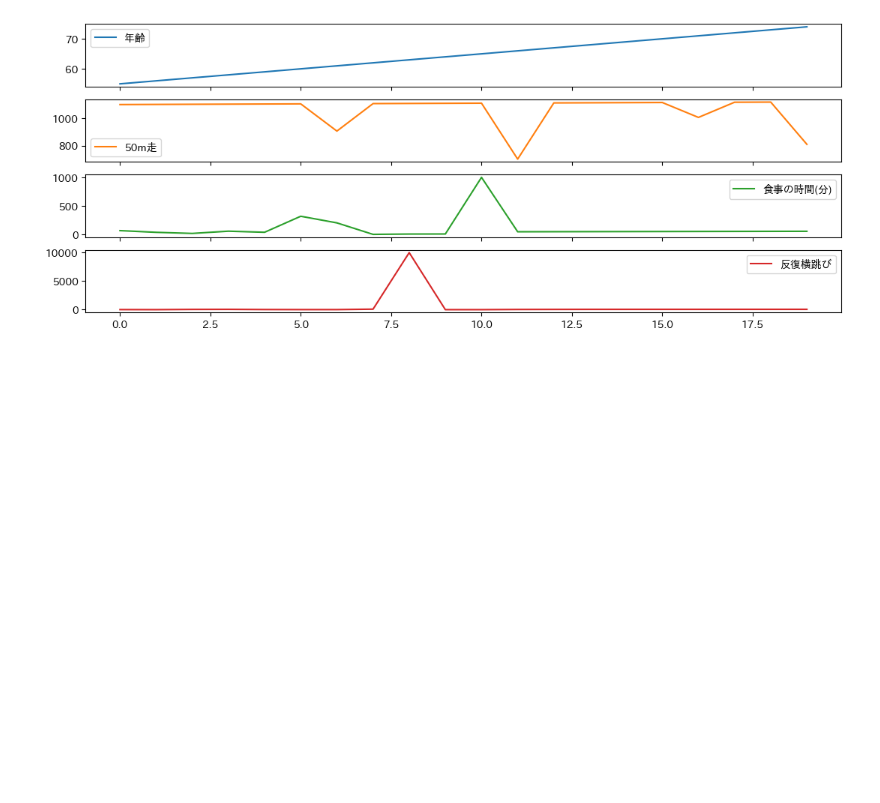
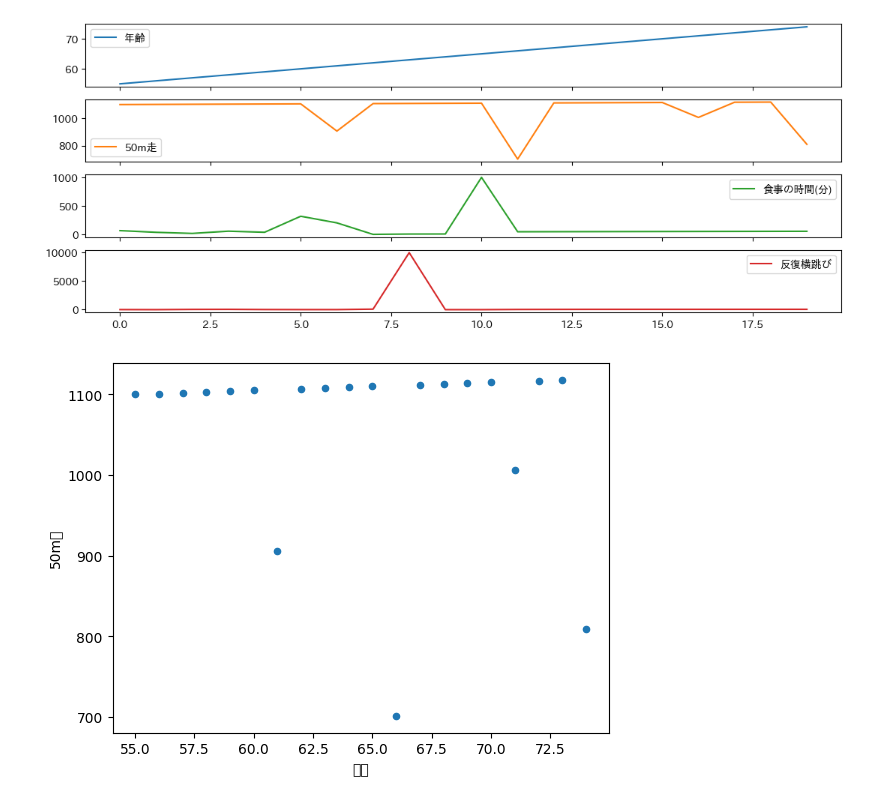
Before and after one commit to human9834/portfolio, a Jupyter notebook: Python/ソースコード基礎/ポートフォリオその4.ipynb, the cells around one changed output. Cells and saved outputs as stored; diff of their text form; code cells hidden in the pictures; blank space fills up the shorter version.

```diff
--- a/Python/ソースコード基礎/ポートフォリオその4.ipynb
+++ b/Python/ソースコード基礎/ポートフォリオその4.ipynb
@@ -343,2 +343,9 @@ plt.savefig("Sample教材3.png")
 # %% [output]
 [figure]
+# %%
+# x軸をyear（年齢）、y軸をrun（50m走）で散布図
+from matplotlib import pyplot as plt
+dfb.plot(x="年齢", y="50m走", kind="scatter")
+plt.savefig("sample3.png")
+# %% [output]
+[figure, added]
```
Also changed, not shown: parts of 2 cells of this notebook, 1 other file.
